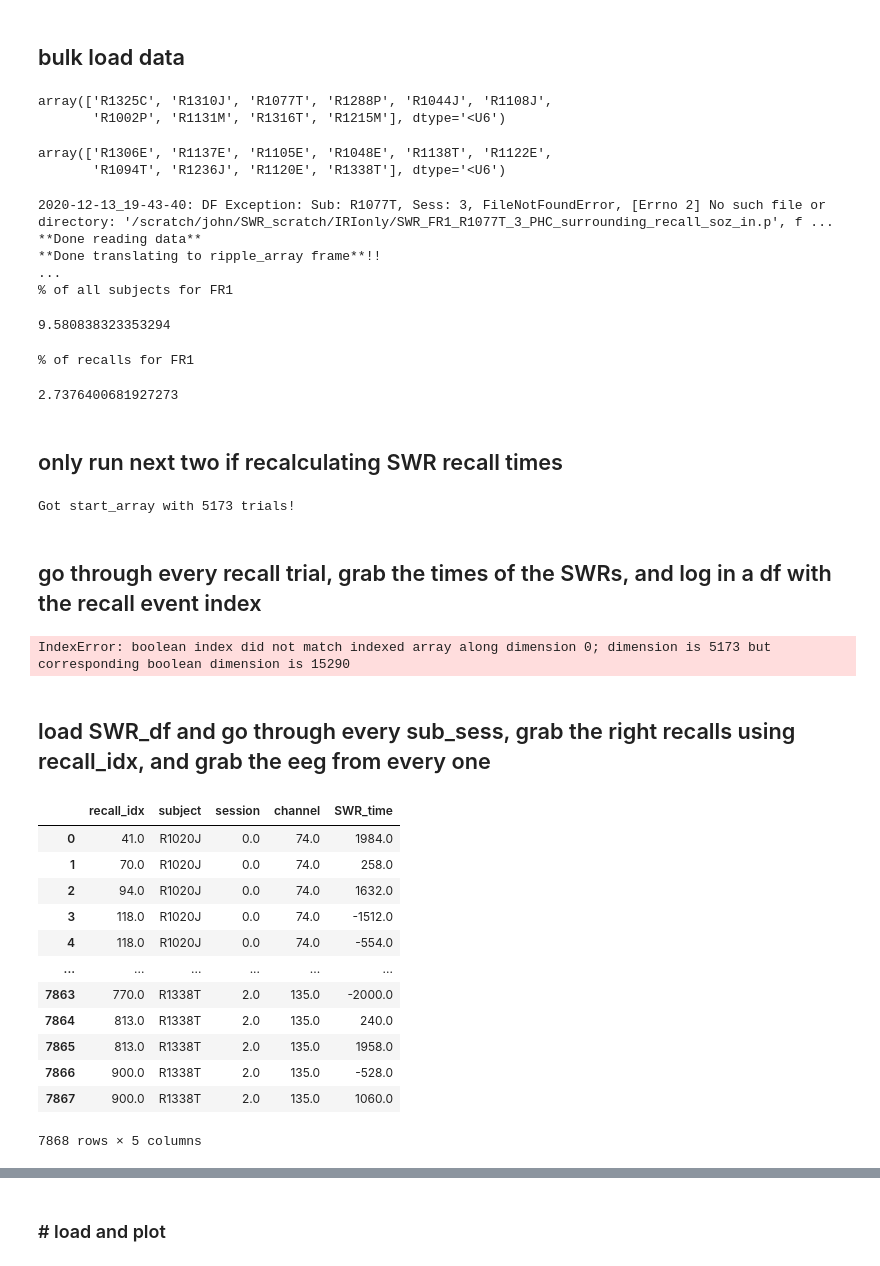
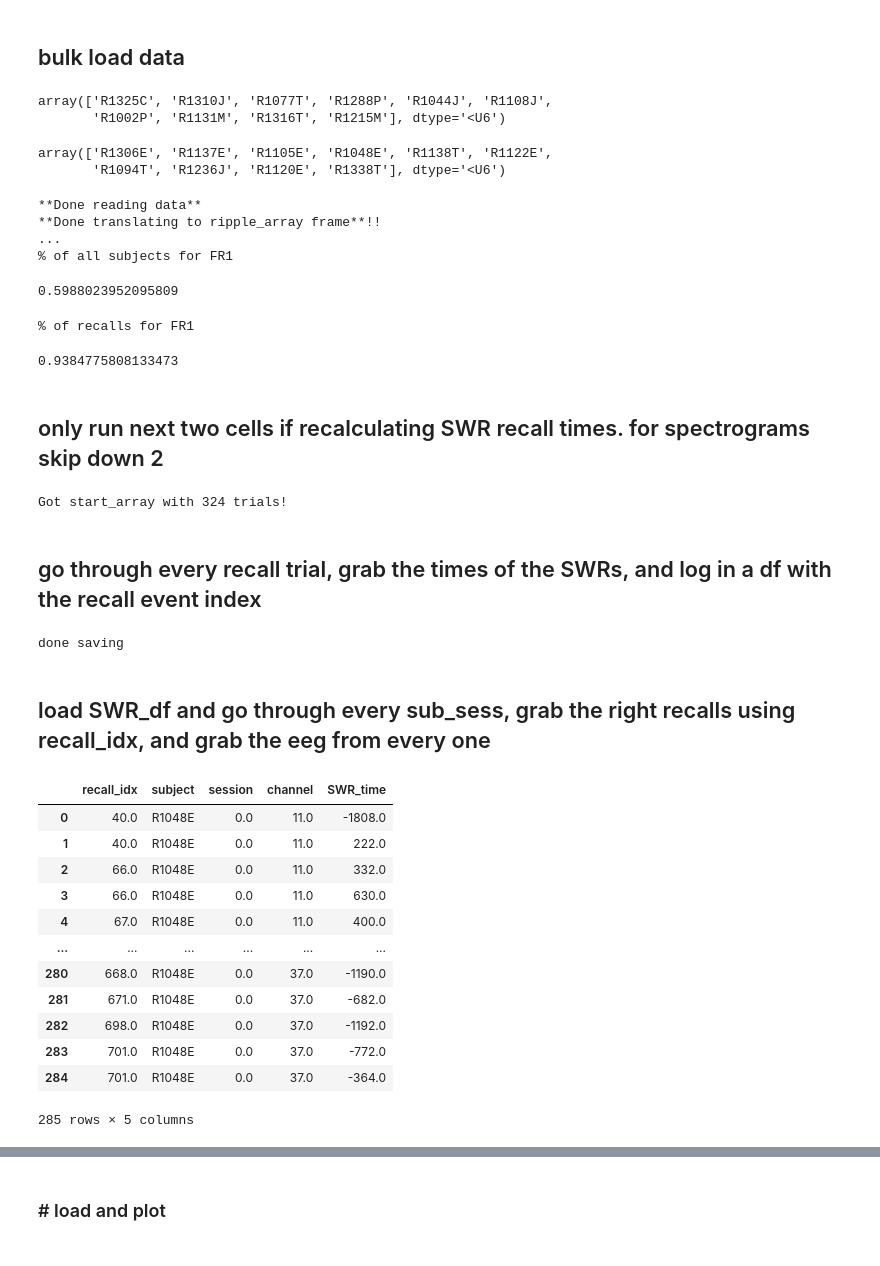
Before and after one commit to jjsakon/SWR, a Jupyter notebook: code/SWRanalysisSpectrograms.ipynb, the cells around one changed output, grey strips where cells are left out. Cells and saved outputs as stored; diff of their text form; code cells hidden in the pictures.

```diff
--- a/code/SWRanalysisSpectrograms.ipynb
+++ b/code/SWRanalysisSpectrograms.ipynb
@@ -46,13 +43,13 @@ The autoreload extension is already loaded. To reload it, use:
 #         'R1115T','R1118N','R1124J','R1207J','R1230J','R1316T','R1329T','R1323T','R1337E','R1367D'] # subs that didn't load on 2020-07-04 encoding run
 # subs = ['R1368T','R1461T','R1463E'] # subs with particularly low localization.pair matches in pairs...see Excel in loading info on Box for details
 # subs = ['R1433E','R1355T','R1367D','R1368T'] # subs with "ca3" or "dg"
-subs = ['R1065J'] # subject with over 8000 FR1 trials X electrodes
+# subs = ['R1065J'] # subject with over 8000 FR1 trials X electrodes
 # bad_subs = ['R1433E','R1051J'] # no electrode cats
 # subs = ['R1379E','R1385E','R1387E','R1394E','R1402E'] # partial beep subs
 # subs = ['R1379E','R1402E','R1396T','R1395M','R1415T','R1389J','R1404E']  # test subs for eeg offset correction
 # subs = ['R1048E','R1054J'] # nice example FR1 subs
 # subs = ['R1048E','R1112M'] # couple of FR1 subs
-subs = ['R1056M']
+subs = ['R1048E']
 
 sub_df = df[(df.subject.isin(subs))  & (df.experiment == exp)] # all sessions for subs
 # sub_df = df[(df.subject.isin(subs))  & (df.experiment == exp) & (df.session==1)] # single session
@@ -569,8 +566,9 @@ selected_period = 'surrounding_recall' # surrounding_recall # whole_retrieval #
 recall_type_switch = 6
 
 recall_minimum = 2000 # used if recall_type_switch = 3
-region_name = 'PHC' #'ENT' #'HPC' #HPC_ENT #ENT #HPC # PHC
+region_name = 'HPC' #'ENT' #'HPC' #HPC_ENT #ENT #HPC # PHC
 remove_soz_ictal = False
+filter_type = 'hamming125200' # butter/hamming/hamming125200
 ###
 
 # get strings for path name for save and loading cluster data
@@ -614,13 +612,14 @@ random_half_sub_names[-10:]
 half_sub_idxs = np.array(findAinB(random_half_sub_names,exp_df.subject))
 half_df = exp_df.iloc[half_sub_idxs]
 
-for row in half_df.itertuples(): #sub_df.itertuples():  #half_df.itertuples(): ### DON'T CHANGE THIS TO EXP
+for row in sub_df.itertuples(): #sub_df.itertuples():  #half_df.itertuples(): ### DON'T CHANGE THIS TO EXP
     try:
         sub = row.subject; session = row.session; exp = row.experiment
 
         path_name = '/scratch/john/SWR_scratch/'+subfolder
         fn = os.path.join(path_name,
-            'SWR_'+exp+'_'+sub+'_'+str(session)+'_'+region_name+'_'+selected_period+recall_selection_name+'_'+soz_label+'.p')
+            'SWR_'+exp+'_'+sub+'_'+str(session)+'_'+region_name+'_'+selected_period+recall_selection_name+
+                          '_'+soz_label+'_'+filter_type+'.p')
         with open(fn,'rb') as f:
             dat = pickle.load(f)
 
@@ -699,16 +698,15 @@ array(['R1325C', 'R1310J', 'R1077T', 'R1288P', 'R1044J', 'R1108J',
        'R1002P', 'R1131M', 'R1316T', 'R1215M'], dtype='<U6')
 array(['R1306E', 'R1137E', 'R1105E', 'R1048E', 'R1138T', 'R1122E',
        'R1094T', 'R1236J', 'R1120E', 'R1338T'], dtype='<U6')
-2020-12-13_19-43-40: DF Exception: Sub: R1077T, Sess: 3, FileNotFoundError, [Errno 2] No such file or directory: '/scratch/john/SWR_scratch/IRIonly/SWR_FR1_R1077T_3_PHC_surrounding_recall_soz_in.p', f ...
 **Done reading data**
 **Done translating to ripple_array frame**!!
 ...
 % of all subjects for FR1
-9.580838323353294
+0.5988023952095809
 % of recalls for FR1
-2.7376400681927273
+0.9384775808133473
 # %% [markdown]
-## only run next two if recalculating SWR recall times
+## only run next two cells if recalculating SWR recall times. for spectrograms skip down 2
 # %%
 ## DO YOU WANT TO SELECT A SUBFIELD or OUTPUT POSITION?? ##
 
@@ -728,7 +726,7 @@ select_intrusions_next = 0               # select recalls that lead to intrusion
 
 # select for subfield if HPC
 if select_subfield == True:
-    location_selected = 'dg' #'dg' # 'ca3' # 'dg' 'ca1' # sub # ['dg','ca1']
+    location_selected = 'ca1' #'dg' # 'ca3' # 'dg' 'ca1' # sub # ['dg','ca1']
         # left # right # left hippocampus # right hippocampus # hippocampus
         # to see number of each: sum(np.array([names.find('sub') for names in HPC_names])>=0)
 else:
@@ -797,7 +795,7 @@ channel_nums_array = channel_nums_array[updated_recalls]
 
 print('Got start_array with '+str(start_array.shape[0])+' trials!')
 # %% [output]
-Got start_array with 5173 trials!
+Got start_array with 324 trials!
 # %% [markdown]
 ## go through every recall trial, grab the times of the SWRs, and log in a df with the recall event index
 # %%
@@ -840,39 +838,39 @@ if save_values == 1:
     if os.path.isdir(path_name) == False:
         os.mkdir(path_name)
     fn = os.path.join(path_name,
-        'SWR_df_'+exp+'_'+region_name+'_'+location_selected+'_'+str(recall_type_switch)+'_'+soz_label+'.p')
+        'SWR_df_'+exp+'_'+region_name+'_'+location_selected+'_'+str(recall_type_switch)+'_'+soz_label+'_'+filter_type+'.p')
     with open(fn,'wb') as f:
         pickle.dump({'SWR_df':SWR_df}, f)
     print('done saving')
 # %% [output]
-IndexError: boolean index did not match indexed array along dimension 0; dimension is 5173 but corresponding boolean dimension is 15290
+done saving
 # %% [markdown]
 ## load SWR_df and go through every sub_sess, grab the right recalls using recall_idx, and grab the eeg from every one
 # %%
-# run "load bulk data" above first to get right setup variables then load from here:
-location_selected = 'dg' # 'ca1' '' for ENT or PHC
+# run "## bulk load data" above first to get right setup variables then load from here:
+location_selected = 'ca1' # 'ca1' '' for ENT or PHC
 
 path_name = '/home1/john/SWR/compiled/ripple_time_dfs/'
 fn = os.path.join(path_name,
-    'SWR_df_'+exp+'_'+region_name+'_'+location_selected+'_'+str(recall_type_switch)+'_'+soz_label+'.p')
+    'SWR_df_'+exp+'_'+region_name+'_'+location_selected+'_'+str(recall_type_switch)+'_'+soz_label+'_'+filter_type+'.p')
 with open(fn,'rb') as f:
     dat = pickle.load(f)
     SWR_df = dat['SWR_df']
 SWR_df
 # %% [output]
 |  | recall_idx | subject | session | channel | SWR_time |
-| 0 | 41.0 | R1020J | 0.0 | 74.0 | 1984.0 |
-| 1 | 70.0 | R1020J | 0.0 | 74.0 | 258.0 |
-| 2 | 94.0 | R1020J | 0.0 | 74.0 | 1632.0 |
-| 3 | 118.0 | R1020J | 0.0 | 74.0 | -1512.0 |
-| 4 | 118.0 | R1020J | 0.0 | 74.0 | -554.0 |
+| 0 | 40.0 | R1048E | 0.0 | 11.0 | -1808.0 |
+| 1 | 40.0 | R1048E | 0.0 | 11.0 | 222.0 |
+| 2 | 66.0 | R1048E | 0.0 | 11.0 | 332.0 |
+| 3 | 66.0 | R1048E | 0.0 | 11.0 | 630.0 |
+| 4 | 67.0 | R1048E | 0.0 | 11.0 | 400.0 |
 | ... | ... | ... | ... | ... | ... |
-| 7863 | 770.0 | R1338T | 2.0 | 135.0 | -2000.0 |
-| 7864 | 813.0 | R1338T | 2.0 | 135.0 | 240.0 |
-| 7865 | 813.0 | R1338T | 2.0 | 135.0 | 1958.0 |
-| 7866 | 900.0 | R1338T | 2.0 | 135.0 | -528.0 |
-| 7867 | 900.0 | R1338T | 2.0 | 135.0 | 1060.0 |
+| 280 | 668.0 | R1048E | 0.0 | 37.0 | -1190.0 |
+| 281 | 671.0 | R1048E | 0.0 | 37.0 | -682.0 |
+| 282 | 698.0 | R1048E | 0.0 | 37.0 | -1192.0 |
+| 283 | 701.0 | R1048E | 0.0 | 37.0 | -772.0 |
+| 284 | 701.0 | R1048E | 0.0 | 37.0 | -364.0 |
-7868 rows × 5 columns
+285 rows × 5 columns
 # %%
 from ptsa.data.filters import MorletWaveletFilter
 
```
Also changed, not shown: parts of 6 cells of this notebook, 4 other files.
